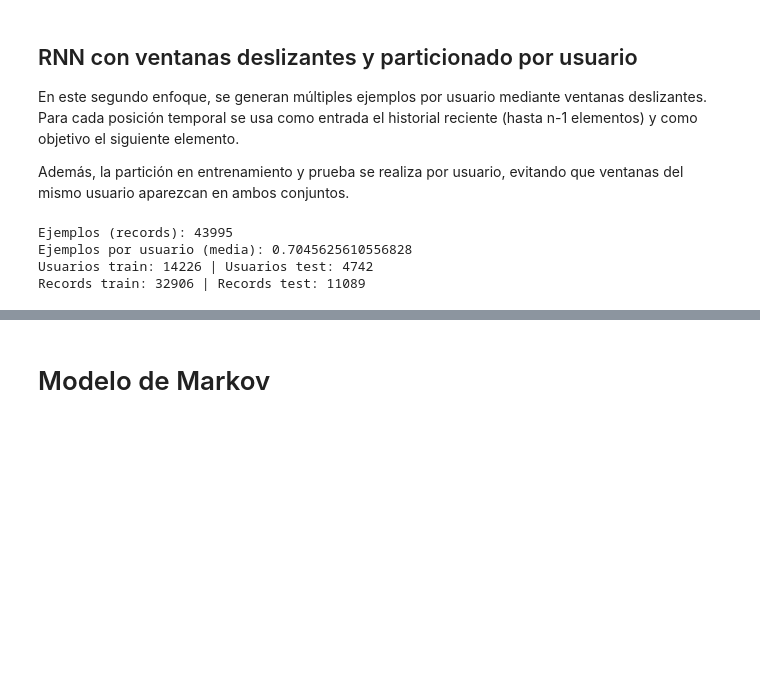
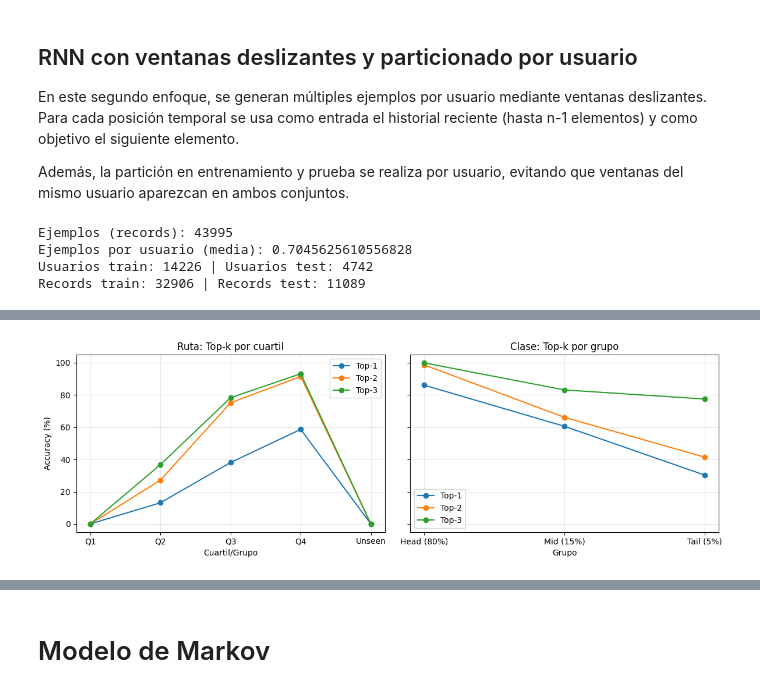
Before and after one commit to hugosanz28/Recomendador-de-billetes-en-el-sector-ferroviario-TFG, a Jupyter notebook: notebooks/02_modelos.ipynb, the cells around one changed output, grey strips where cells are left out. Saved outputs shown, nothing was run; the diff lists cells and outputs as text; code cells hidden in the pictures; blank space fills up the shorter version.

```diff
--- a/notebooks/02_modelos.ipynb
+++ b/notebooks/02_modelos.ipynb
@@ -1833,0 +2109,93 @@ RNN (ventanas) Clase: Top-1: 0.8221 | Top-2: 0.9434 | Top-3: 0.9803
+# %%
+# Mostramos resumen y elementos de cada grupo para rutas (cuartiles)
+tmp_rutas = (
+    df_rutas_grupos.groupby("grupo", observed=False, as_index=False)
+    .agg(
+        n_rutas=("ruta_id", "size"),
+        freq_train_total=("freq_train", "sum"),
+        freq_test_total=("freq_test", "sum"),
+    )
+)
+print("Resumen de grupos (Rutas - cuartiles):")
+display(tmp_rutas)
+
+print("Elementos por grupo (Rutas):")
+display(df_rutas_grupos[["grupo", "ruta_id", "ruta", "freq_train", "freq_test"]])
+
+# Mostramos resumen y elementos de cada grupo para clases
+tmp_clases = (
+    df_clases_grupos.groupby("grupo", observed=False, as_index=False)
+    .agg(
+        n_clases=("clase_id", "size"),
+        freq_train_total=("freq_train", "sum"),
+        freq_test_total=("freq_test", "sum"),
+    )
+)
+print("Resumen de grupos (Clases - cobertura acumulada):")
+display(tmp_clases)
+
+print("Elementos por grupo (Clases):")
+display(df_clases_grupos[["grupo", "clase_id", "clase", "freq_train", "freq_test"]])
+
+# Calculamos métricas Top-k por grupo de ruta
+df_freq_r = (
+    df_eval.groupby("grupo_ruta", observed=False, as_index=False)
+    .agg(
+        n=("ruta_top1_ok", "size"),
+        top1=("ruta_top1_ok", "mean"),
+        top2=("ruta_top2_ok", "mean"),
+        top3=("ruta_top3_ok", "mean"),
+    )
+)
+
+df_freq_r["top1_%"] = 100 * df_freq_r["top1"]
+df_freq_r["top2_%"] = 100 * df_freq_r["top2"]
+df_freq_r["top3_%"] = 100 * df_freq_r["top3"]
+df_freq_r["fallo_top1_%"] = 100 - df_freq_r["top1_%"]
+
+# Repetimos para clase
+df_freq_c = (
+    df_eval.groupby("grupo_clase", observed=False, as_index=False)
+    .agg(
+        n=("clase_top1_ok", "size"),
+        top1=("clase_top1_ok", "mean"),
+        top2=("clase_top2_ok", "mean"),
+        top3=("clase_top3_ok", "mean"),
+    )
+)
+
+df_freq_c["top1_%"] = 100 * df_freq_c["top1"]
+df_freq_c["top2_%"] = 100 * df_freq_c["top2"]
+df_freq_c["top3_%"] = 100 * df_freq_c["top3"]
+df_freq_c["fallo_top1_%"] = 100 - df_freq_c["top1_%"]
+
+print("Métricas por grupo (Ruta):")
+display(df_freq_r[["grupo_ruta", "n", "top1_%", "top2_%", "top3_%", "fallo_top1_%"]].round(3))
+
+print("Métricas por grupo (Clase):")
+display(df_freq_c[["grupo_clase", "n", "top1_%", "top2_%", "top3_%", "fallo_top1_%"]].round(3))
+
+# Figura comparativa Top-k por grupo
+fig, axes = plt.subplots(1, 2, figsize=(12, 4), sharey=True)
+
+axes[0].plot(df_freq_r["grupo_ruta"].astype(str), df_freq_r["top1_%"], marker="o", label="Top-1")
+axes[0].plot(df_freq_r["grupo_ruta"].astype(str), df_freq_r["top2_%"], marker="o", label="Top-2")
+axes[0].plot(df_freq_r["grupo_ruta"].astype(str), df_freq_r["top3_%"], marker="o", label="Top-3")
+axes[0].set_title("Ruta: Top-k por cuartil")
+axes[0].set_xlabel("Cuartil/Grupo")
+axes[0].set_ylabel("Accuracy (%)")
+axes[0].grid(alpha=0.3)
+axes[0].legend()
+
+axes[1].plot(df_freq_c["grupo_clase"].astype(str), df_freq_c["top1_%"], marker="o", label="Top-1")
+axes[1].plot(df_freq_c["grupo_clase"].astype(str), df_freq_c["top2_%"], marker="o", label="Top-2")
+axes[1].plot(df_freq_c["grupo_clase"].astype(str), df_freq_c["top3_%"], marker="o", label="Top-3")
+axes[1].set_title("Clase: Top-k por grupo")
+axes[1].set_xlabel("Grupo")
+axes[1].grid(alpha=0.3)
+axes[1].legend()
+
+plt.tight_layout()
+plt.savefig(FIG_DIR / "rnn_ventanas_topk_por_frecuencia.png", dpi=200, bbox_inches="tight")
+plt.show()
+# %% [output]
@@ -1833,0 +2257 @@ RNN (ventanas) Clase: Top-1: 0.8221 | Top-2: 0.9434 | Top-3: 0.9803
+[figure, added]
```
Also changed, not shown: parts of 14 cells of this notebook.
